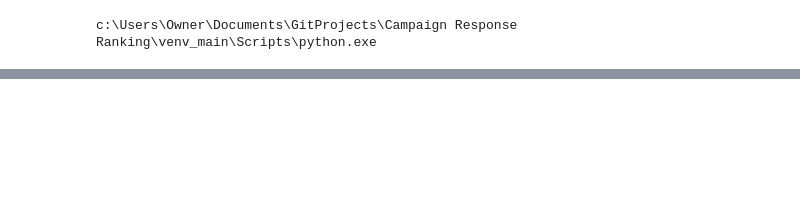
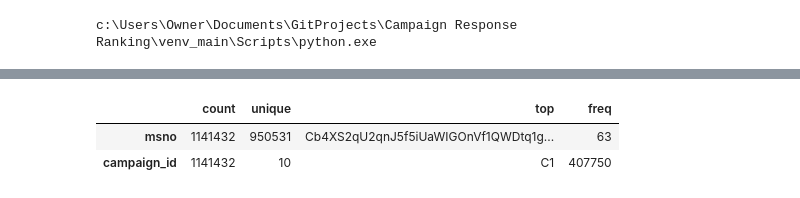
Before and after one commit to loisli0309/telecom-campaign-response, a Jupyter notebook: project.ipynb, the cells around one changed output, grey strips where cells are left out. Drawn from its saved outputs; the diff is of its cells as text; code cells hidden in the pictures; blank space fills up the shorter version.

```diff
--- a/project.ipynb
+++ b/project.ipynb
@@ -159,0 +243,6 @@ PermissionError: [Errno 13] Permission denied: 'C:\\Users\\Owner\\Documents\\Git
+# %%
+df_model.describe(include=object).T
+# %% [output]
+|  | count | unique | top | freq |
+| msno | 1141432 | 950531 | Cb4XS2qU2qnJ5f5iUaWIGOnVf1QWDtq1g... | 63 |
+| campaign_id | 1141432 | 10 | C1 | 407750 |
```
Also changed, not shown: parts of 25 cells of this notebook.
